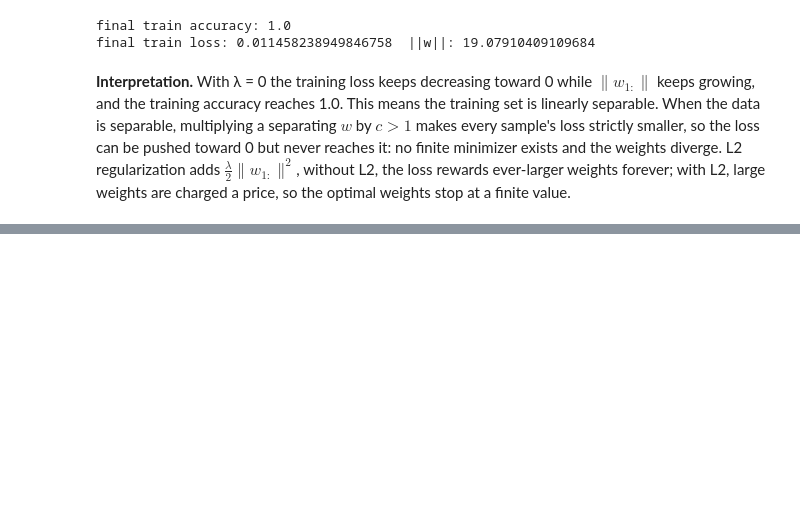
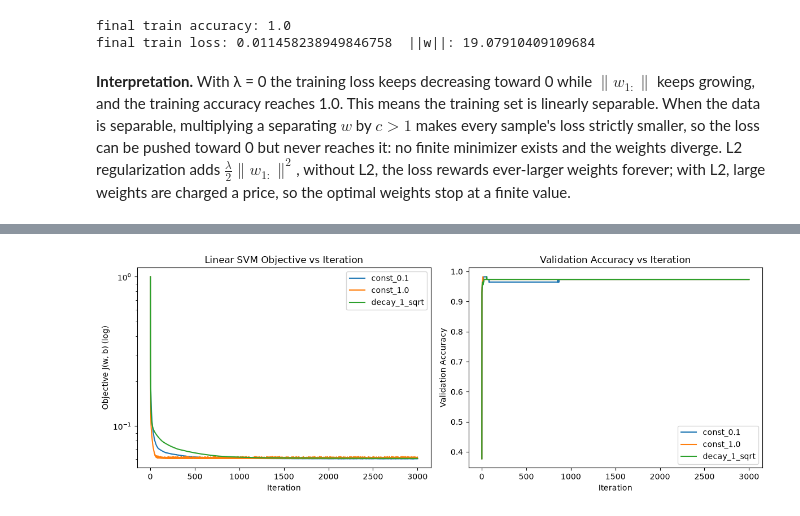
Before and after one commit to salmaselim77/intro-to-ml-assignment, a Jupyter notebook: assignment2.ipynb, the cells around one changed output, grey strips where cells are left out. Saved outputs shown, nothing was run; the diff lists cells and outputs as text; code cells hidden in the pictures; blank space fills up the shorter version.

```diff
--- a/assignment2.ipynb
+++ b/assignment2.ipynb
@@ -1253,0 +1258,89 @@ final train loss: 0.011458238949846758  ||w||: 19.07910409109684
+# %%
+import numpy as np
+import pandas as pd
+import matplotlib.pyplot as plt
+
+
+def svm_loss_and_subgrad(w_b, X_bias, y_pm, lam):
+    w = w_b[1:]
+    b = w_b[0]
+    margins = y_pm * (X_bias @ w_b)
+    hinge = np.maximum(0.0, 1.0 - margins)
+    loss = 0.5 * lam * np.dot(w, w) + np.mean(hinge)
+
+    viol = margins < 1.0
+    grad_w = lam * w - (X_bias[viol, 1:].T @ y_pm[viol]) / len(y_pm)
+    grad_b = -np.sum(y_pm[viol]) / len(y_pm)
+    grad = np.concatenate(([grad_b], grad_w))
+    return loss, grad
+
+
+sc_bc = Standardizer().fit(X_tr_bc)
+X_tr_bc_s = add_bias(sc_bc.transform(X_tr_bc))
+X_va_bc_s = add_bias(sc_bc.transform(X_va_bc))
+X_te_bc_s = add_bias(sc_bc.transform(X_te_bc))
+
+y_tr_pm = 2 * y_tr_bc - 1
+y_va_pm = 2 * y_va_bc - 1
+y_te_pm = 2 * y_te_bc - 1
+N_tr_bc = len(y_tr_bc)
+lam_23 = 0.01
+
+rng_23 = np.random.default_rng(SEED)
+w_rand_23 = rng_23.normal(0, 0.1, size=X_tr_bc_s.shape[1])
+err_23 = grad_check(
+    lambda wb: svm_loss_and_subgrad(wb, X_tr_bc_s, y_tr_pm, lam_23)[0],
+    lambda wb: svm_loss_and_subgrad(wb, X_tr_bc_s, y_tr_pm, lam_23)[1],
+    w_rand_23,
+    eps=1e-6,
+)
+print("Task 23 grad_check rel error:", err_23)
+assert err_23 < 1e-5
+
+
+def run_subgrad_svm(X_tr, y_tr_s, X_va, y_va_s, lam, n_iters, schedule):
+    wb = np.zeros(X_tr.shape[1])
+    obj_hist = np.zeros(n_iters)
+    val_acc_hist = np.zeros(n_iters)
+    for t in range(1, n_iters + 1):
+        loss, grad = svm_loss_and_subgrad(wb, X_tr, y_tr_s, lam)
+        obj_hist[t - 1] = loss
+        val_preds = (X_va @ wb >= 0).astype(int)
+        val_acc_hist[t - 1] = accuracy(y_va_bc, val_preds)
+        if schedule == "const_0.1":
+            eta = 0.1
+        elif schedule == "const_1.0":
+            eta = 1.0
+        elif schedule == "decay_1_sqrt":
+            eta = 1.0 / np.sqrt(t)
+        wb = wb - eta * grad
+    return wb, obj_hist, val_acc_hist
+
+
+n_iters_23 = 3000
+schedules = ["const_0.1", "const_1.0", "decay_1_sqrt"]
+hist_23 = {}
+for sch in schedules:
+    _, o_h, a_h = run_subgrad_svm(
+        X_tr_bc_s, y_tr_pm, X_va_bc_s, y_va_pm, lam_23, n_iters_23, sch
+    )
+    hist_23[sch] = (o_h, a_h)
+
+fig, axes = plt.subplots(1, 2, figsize=(12, 4.5))
+for sch in schedules:
+    axes[0].semilogy(range(1, n_iters_23 + 1), hist_23[sch][0], label=sch)
+axes[0].set_title("Linear SVM Objective vs Iteration")
+axes[0].set_xlabel("Iteration")
+axes[0].set_ylabel("Objective J(w, b) (log)")
+axes[0].legend()
+
+for sch in schedules:
+    axes[1].plot(range(1, n_iters_23 + 1), hist_23[sch][1], label=sch)
+axes[1].set_title("Validation Accuracy vs Iteration")
+axes[1].set_xlabel("Iteration")
+axes[1].set_ylabel("Validation Accuracy")
+axes[1].legend()
+
+plt.tight_layout()
+plt.show()
+# %% [output]
@@ -1253,0 +1348 @@ final train loss: 0.011458238949846758  ||w||: 19.07910409109684
+[figure, added]
```
Also changed, not shown: parts of 21 cells of this notebook.
